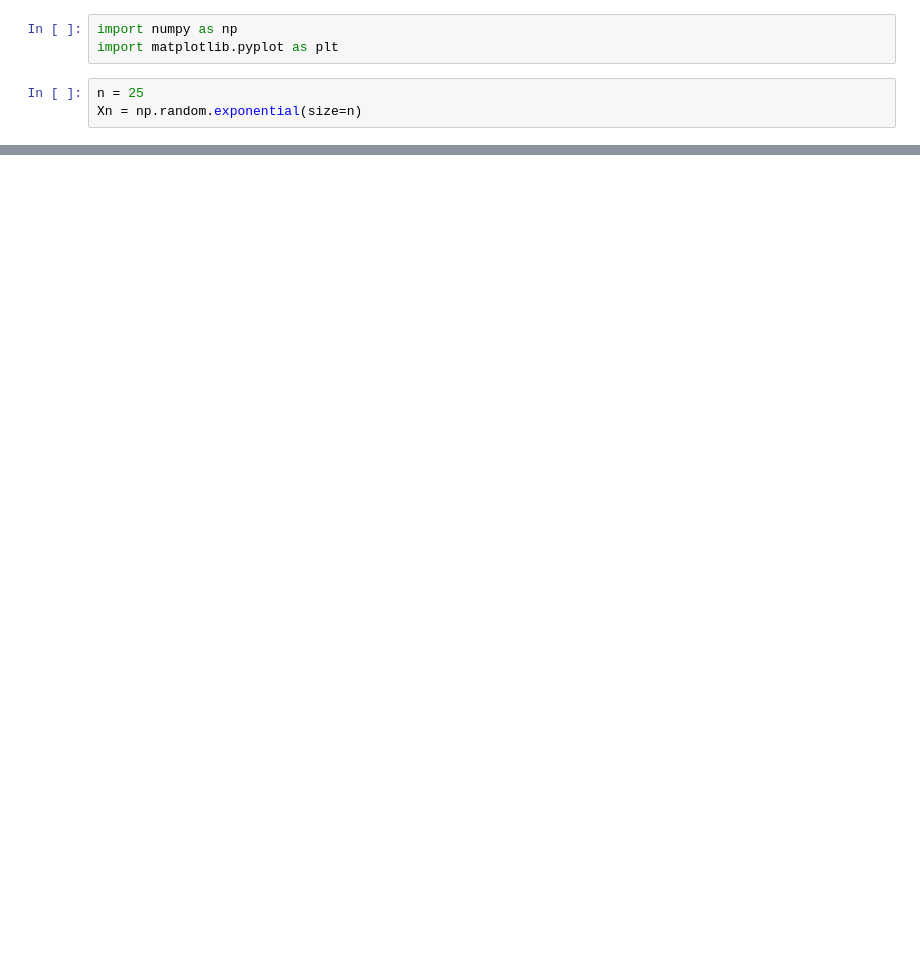
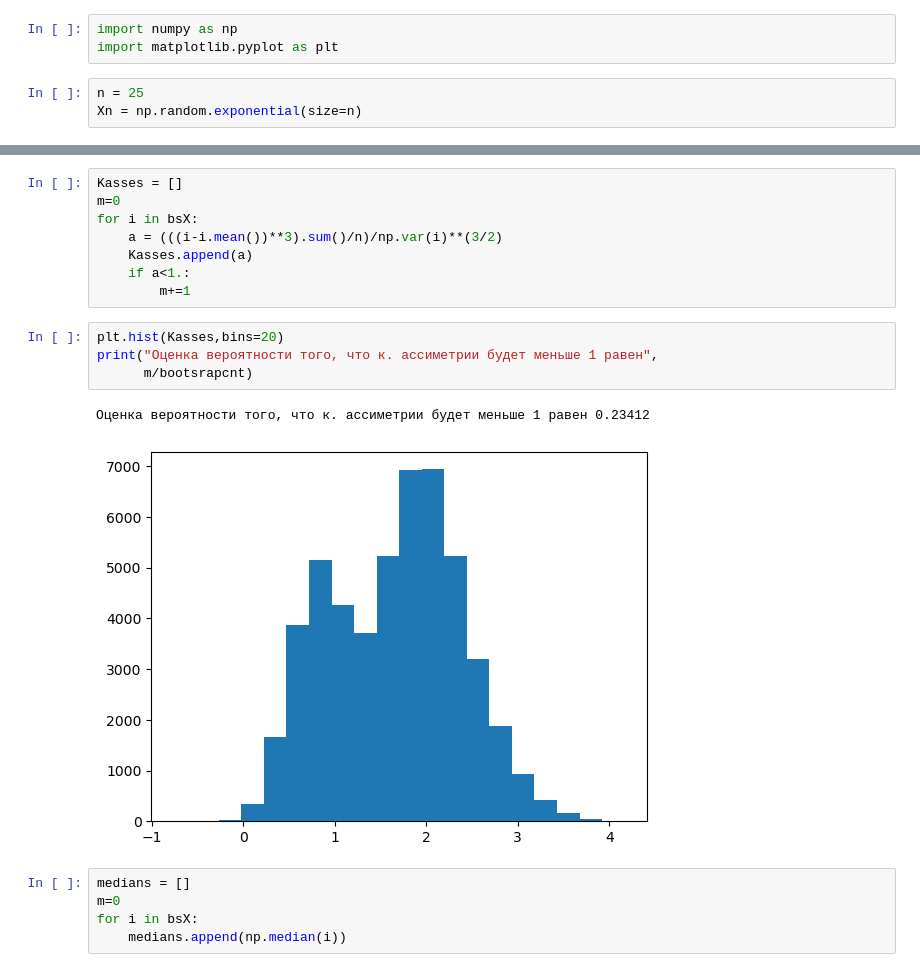
Before and after one commit to 4eburxn/Mstat, a Jupyter notebook: T2.ipynb, the cells around one changed output, grey strips where cells are left out. Saved outputs shown, nothing was run; the diff lists cells and outputs as text; blank space fills up the shorter version.

```diff
--- a/T2.ipynb
+++ b/T2.ipynb
@@ -90,0 +114,20 @@ It would save me a lot of time if you just gave up and went mad now.
+# %%
+Kasses = []
+m=0
+for i in bsX:
+    a = (((i-i.mean())**3).sum()/n)/np.var(i)**(3/2)
+    Kasses.append(a)
+    if a<1.:
+        m+=1
+# %%
+plt.hist(Kasses,bins=20)
+print("Оценка вероятности того, что к. ассиметрии будет меньше 1 равен",
+      m/bootsrapcnt)
+# %% [output]
+Оценка вероятности того, что к. ассиметрии будет меньше 1 равен 0.23412
+[figure, added]
+# %%
+medians = []
+m=0
+for i in bsX:
+    medians.append(np.median(i))
```
Also changed, not shown: parts of 9 cells of this notebook.
